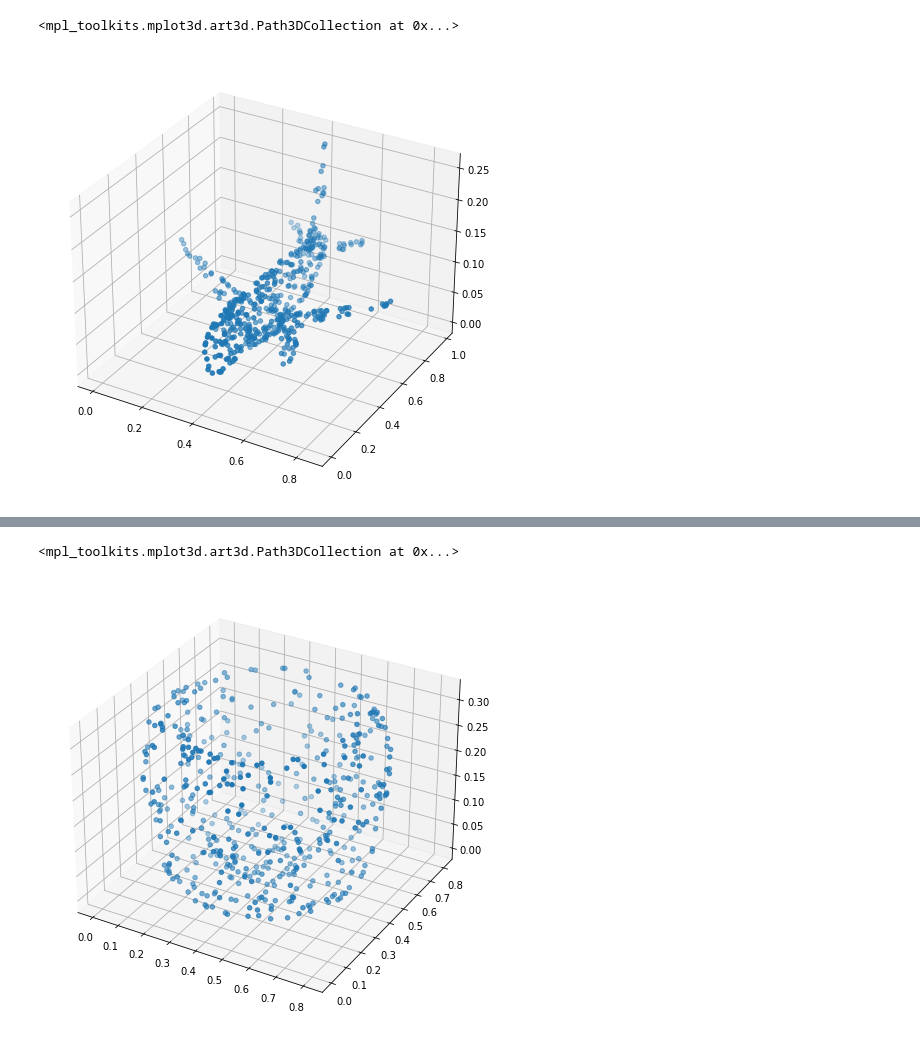
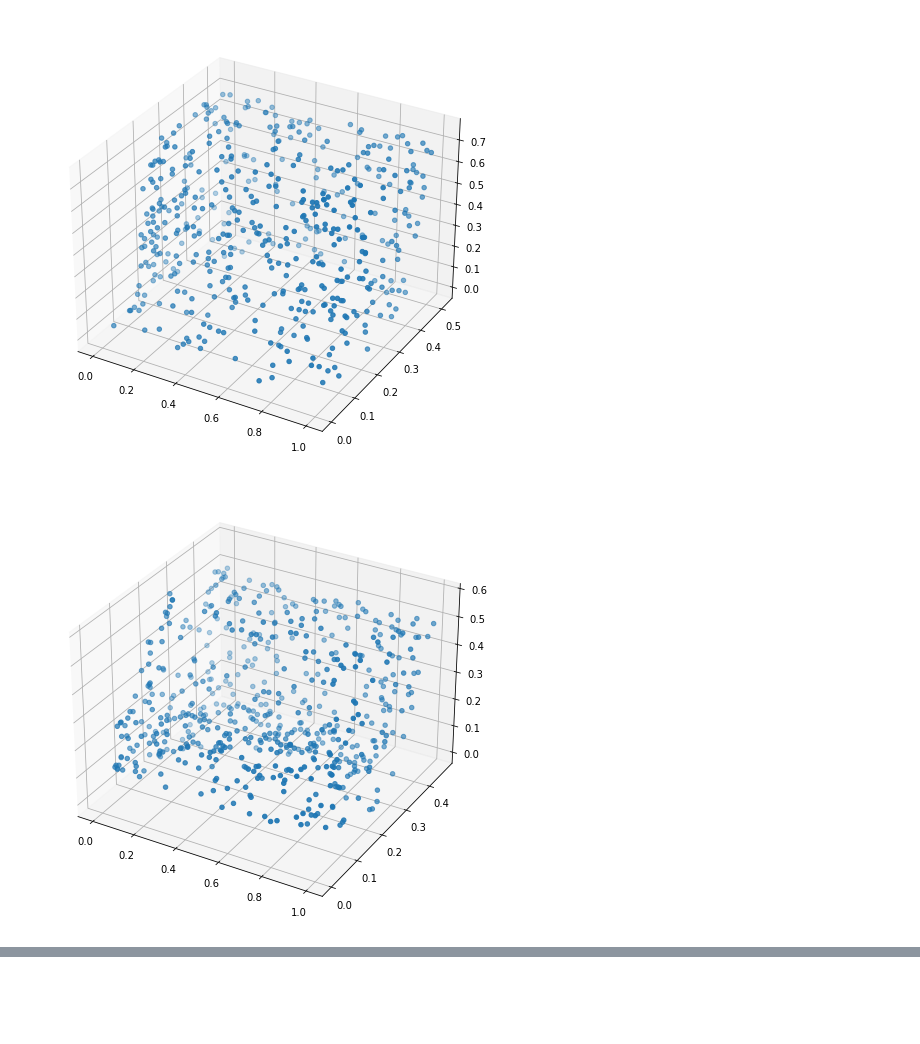
Before and after one commit to mint-vu/SLOSH, a Jupyter notebook: notebooks/modelnet40_normalization.ipynb, the cells around one changed output, grey strips where cells are left out. Drawn from its saved outputs; the diff is of its cells as text; code cells hidden in the pictures; blank space fills up the shorter version.

```diff
--- a/notebooks/modelnet40_normalization.ipynb
+++ b/notebooks/modelnet40_normalization.ipynb
@@ -6,23 +6,38 @@ from torch_geometric.transforms import SamplePoints
 # %%
-data_train_ = ModelNet(root='../modelnet', name='40', train=True, transform=SamplePoints(512))
-data_test_ = ModelNet(root='../modelnet', name='40', train=False, transform=SamplePoints(512))
+transforms = Compose([SamplePoints(1024),RandomRotate((0,45), axis=0)])
+data_train_ = ModelNet(root='../modelnet', name='40', train=True, transform=transforms)
+data_test_ = ModelNet(root='../modelnet', name='40', train=False, transform=transforms)
 
-X_train_ = np.array([data_train_[i].pos.numpy() for i in range(len(data_train_))])
+mean = 512
+sigma = 64
+
+np.random.seed(0)
+train_num_points = np.floor(sigma * np.random.randn(len(data_train_)) + mean).astype(int)
+test_num_points = np.floor(sigma * np.random.randn(len(data_test_)) + mean).astype(int)
+
+X_train_ = [data_train_[i].pos.numpy()[:train_num_points[i]] for i in range(len(data_train_))]
 y_train = np.array([data_train_[i].y.numpy() for i in range(len(data_train_))]).squeeze()
-X_test_ = np.array([data_test_[i].pos.numpy() for i in range(len(data_test_))])
+X_test_ = [data_test_[i].pos.numpy()[:test_num_points[i]] for i in range(len(data_test_))]
 y_test = np.array([data_test_[i].y.numpy() for i in range(len(data_test_))]).squeeze()
+
 def normalize(data):
-    sample_min = np.amin(data,axis=1,keepdims=True)
-    sample_max = np.amax(data,axis=(1,2),keepdims=True)
-    return (data-sample_min)/sample_max
+    normalized = []
+    for sample in data:
+        sample_min = sample.min(0)
+        sample = sample - sample_min
+        sample_max = sample.max()
+        normalized.append(sample / sample_max)
+    return normalized
+
 X_train = normalize(X_train_)
 X_test = normalize(X_test_)
 # %%
 import matplotlib.pyplot as plt
 # %%
-fig0 = plt.figure(figsize=(8,8))
-ax0 = fig0.add_subplot(projection='3d')
-ax0.scatter(X_train[0][:,0],X_train[0][:,1], X_train[0][:,2])
+for i in range(5370,5380):
+    fig = plt.figure(figsize=(8,8))
+    ax = fig.add_subplot(projection='3d')
+    ax.scatter(X_train[i][:,0],X_train[i][:,1], X_train[i][:,2])
 # %% [output]
-<mpl_toolkits.mplot3d.art3d.Path3DCollection at 0x...>
-[figure, old version]
+[figure, new version]
+[figure, added]
@@ -29,7 +51,0 @@ ax0.scatter(X_train[0][:,0],X_train[0][:,1], X_train[0][:,2])
-# %%
-fig1 = plt.figure(figsize=(8,8))
-ax1 = fig1.add_subplot(projection='3d')
-ax1.scatter(X_train[2378][:,0],X_train[2378][:,1], X_train[2378][:,2])
-# %% [output]
-<mpl_toolkits.mplot3d.art3d.Path3DCollection at 0x...>
-[figure, removed]
```
Also changed, not shown: parts of 2 cells of this notebook.
